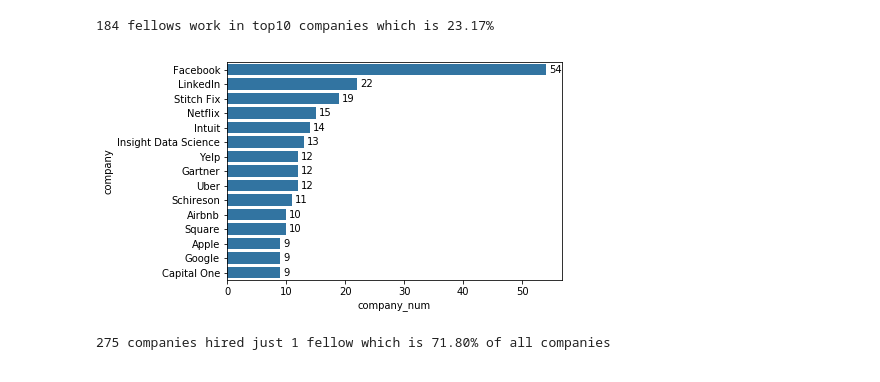
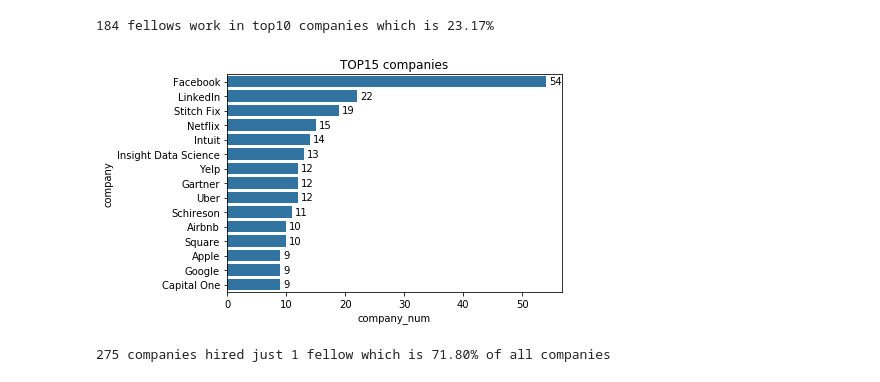
Before and after one commit to ktimchen/insight_fellows, a Jupyter notebook: INSIGHT_Data_Science_Fellowship.ipynb, the cells around one changed output. Saved outputs shown, nothing was run; the diff lists cells and outputs as text; code cells hidden in the pictures.

```diff
--- a/INSIGHT_Data_Science_Fellowship.ipynb
+++ b/INSIGHT_Data_Science_Fellowship.ipynb
@@ -89,32 +91,6 @@ Some company names were parsed incorrectly. I created json file with correct cod
 with open('assets/company_codes_correct.json', 'r+') as file:
     company_codes = json.load(file)
 # %%
-insight['company'] = insight['company'].replace(codes)
+insight['company'] = insight['company'].replace(company_codes)
 # %% [markdown]
 Adding the new features 'University', 'Field', 'Postdoc' extracted from Background:
-# %%
-background2 = []
-for i in range(insight['background'].shape[0]):
-    bckgr2 = [x.strip() for x in insight['background'][i].split(',')]
-    background2.append(bckgr2)
-# %%
-university = []
-field = []
-postdoc = []
-
-for i in range(len(background2)):
-    if len(background2[i]) > 2:
-        fld = background2[i][0]
-        uni = background2[i][1]
-        psdc = background2[i][2]
-        university.append(uni)
-        field.append(fld)
-        postdoc.append(psdc)
-    else:
-        university.append("")
-        field.append("")
-        postdoc.append("")
-# %%
-insight['university'] = university
-insight['field'] = field
-insight['postdoc'] = postdoc
@@ -205,13 +323,14 @@ print("{} fellows work in top10 companies which is {:.2f}%".format(companies_cou
 # %%
 base_color = sns.color_palette()[0]
 
 sns.barplot(y = companies_count.company[:15], x = companies_count.company_num[:15], color=base_color);
+plt.title("TOP15 companies")
 for i in range(15):
     #X position just after the end of the bar:
     count = companies_count['company_num'][i]
     plt.text(count+0.5, i, count, va = 'center');
 # %% [output]
-[figure, old version]
+[figure, new version]
 # %%
 print("{} companies hired just 1 fellow which is {:.2f}% of all companies".format(
     companies_count.company_num[companies_count.company_num == 1].count(),
```
Also changed, not shown: parts of 49 cells of this notebook, 3 other files.
